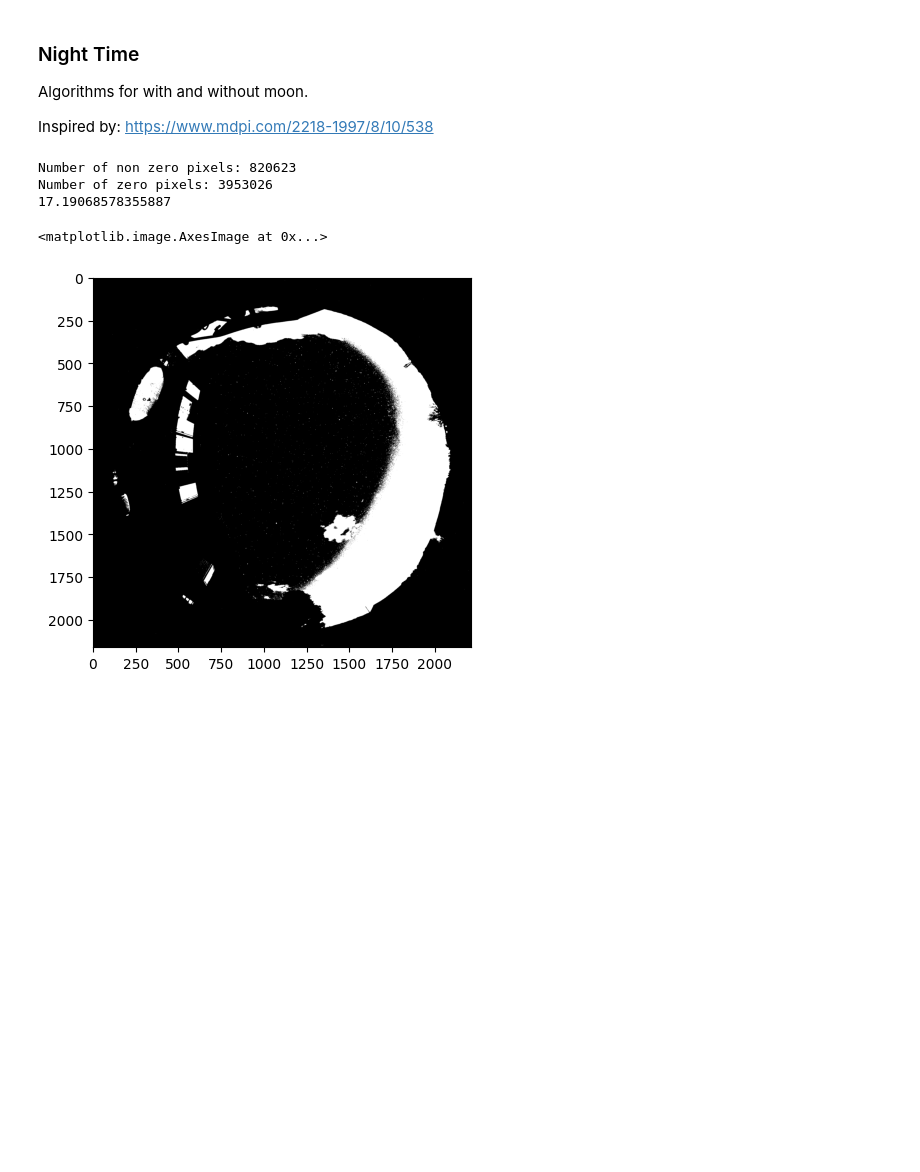
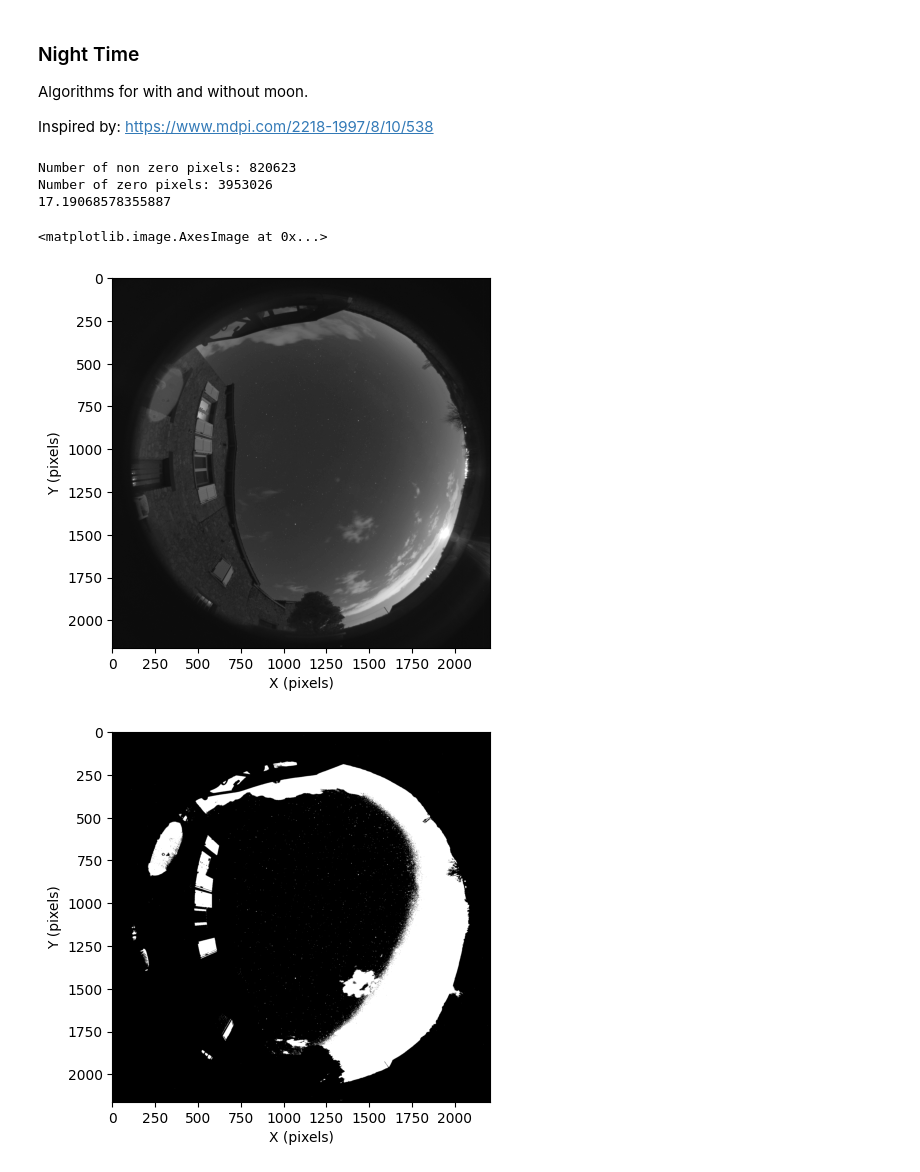
Before and after one commit to jdmaudio/cloud-cover-estimation, a Jupyter notebook: CloudCover.ipynb, the cells around one changed output. Cells and saved outputs as stored; diff of their text form; code cells hidden in the pictures; blank space fills up the shorter version.

Commit message:
update plots

```diff
--- a/CloudCover.ipynb
+++ b/CloudCover.ipynb
@@ -104,33 +104,42 @@ Inspired by: https://www.mdpi.com/2218-1997/8/10/538
 # %%
 # No moon uses just Otsu thesholding
 
 # Read the grayscale image
 file = 'frames\\night_cloud2.jpg'
 image = cv2.imread(file, 0)
+
+# Converting BGR color to RGB color format and display masked image
+plt.figure()
+plt.xlabel('X (pixels)')
+plt.ylabel('Y (pixels)')
+plt.imshow(image, cmap='gray')
 
 otsu_threshold, image_result = cv2.threshold(
     image, 0, 255, cv2.THRESH_BINARY + cv2.THRESH_OTSU,
 )
 
 # Count the number of non zero pixels (white)
 N_Cloud = np.count_nonzero(image_result)
 print(f'Number of non zero pixels: {N_Cloud}')
 
 # Count the number of zero pixels (black)
 N_Sky = np.count_nonzero(image_result == 0)
 print(f'Number of zero pixels: {N_Sky}')
 
 ccr = (N_Cloud / (N_Cloud + N_Sky)) * 100
 print(ccr)
 
 plt.figure()
+plt.xlabel('X (pixels)')
+plt.ylabel('Y (pixels)')
 plt.imshow(image_result, cmap='gray')
 # %% [output]
 Number of non zero pixels: 820623
 Number of zero pixels: 3953026
 17.19068578355887
 <matplotlib.image.AxesImage at 0x...>
-[figure, old version]
+[figure, new version]
+[figure, added]
 # %%
 # With moon uses just color correction approach with Otsu thesholding
 
```
Also changed, not shown: parts of 1 cell of this notebook.
